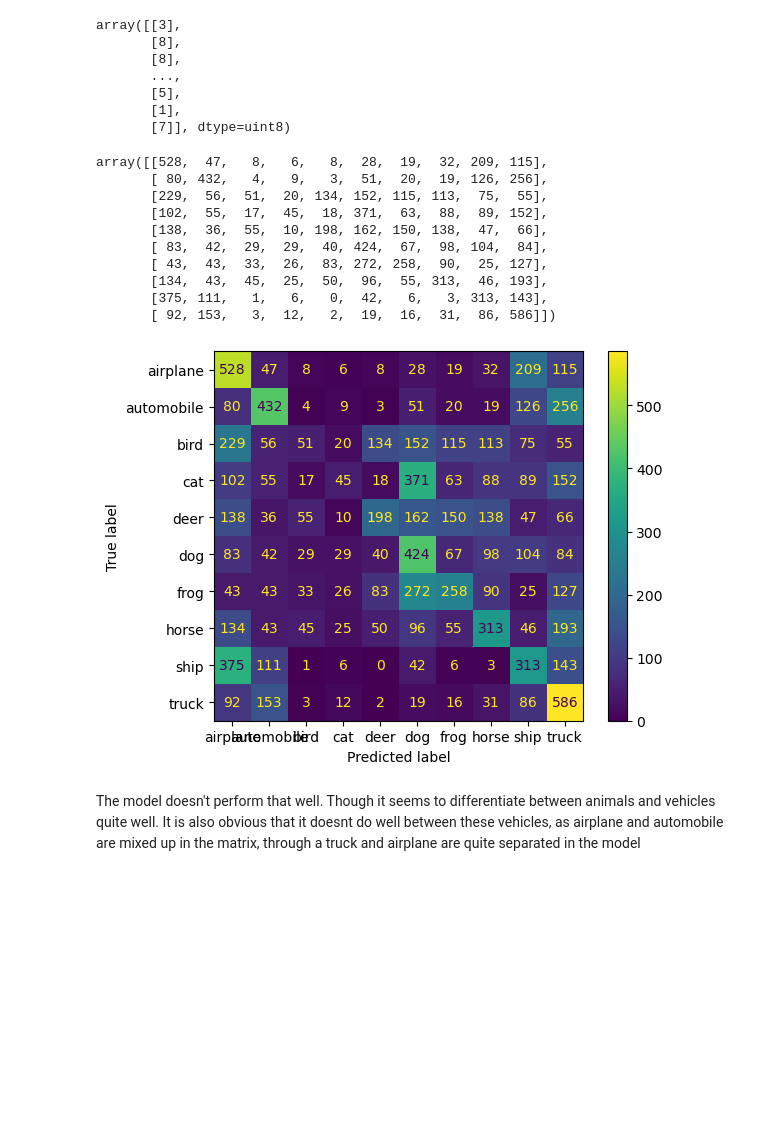
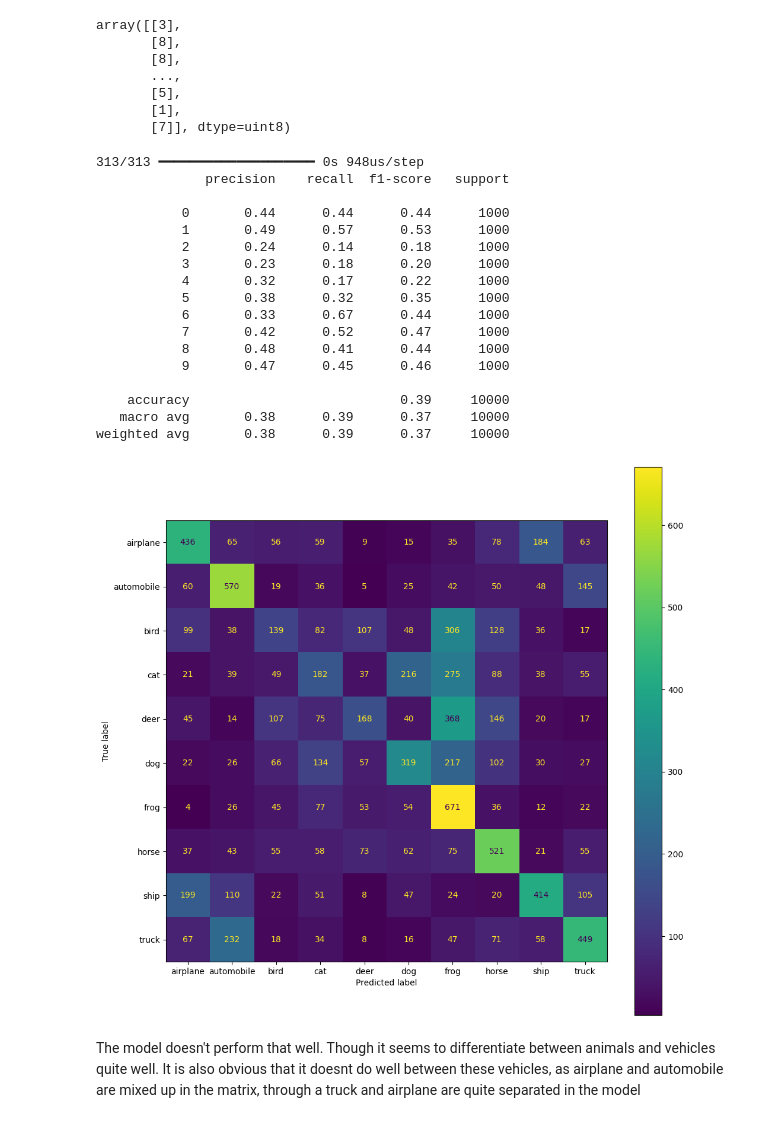
Before and after one commit to alfierushby/multiclass_classifier, a Jupyter notebook: Project.ipynb, the cells around one changed output. Cells and saved outputs as stored; diff of their text form; code cells hidden in the pictures; blank space fills up the shorter version.

Commit message:
Add a few more models

```diff
--- a/Project.ipynb
+++ b/Project.ipynb
@@ -16,3 +28,12 @@ reuters = keras.datasets.reuters
+# %%
+def confusion_matrix_generate(real_y,x,model):
+    pred = np.argmax(model.predict(x),1)
+    c_matrix = confusion_matrix(y_test, pred)
+    labels =['airplane','automobile','bird','cat','deer','dog','frog','horse','ship','truck']
+    display = ConfusionMatrixDisplay(confusion_matrix=c_matrix,display_labels=labels)
+    fig, ax = plt.subplots(figsize=(12,12))
+    display.plot(ax=ax)
+    print(classification_report(real_y, pred))
 # %% [markdown]
 # Normalise Dataset
 # %%
@@ -36,5 +95,7 @@ model.compile(optimizer='adam',
               loss=loss_fn,
               metrics=['accuracy'])
 # %%
-model.fit(x_train_norm,y_train,epochs=5)
+callback = keras.callbacks.EarlyStopping(monitor='val_loss',patience=3)
+
+model.fit(x_train_norm,y_train,epochs=25,validation_data=(x_test_norm, y_test),callbacks=[callback])
 # %% [output]
@@ -74,26 +140,26 @@ array([[3],
        [5],
        [1],
        [7]], dtype=uint8)
-# %%
-c_matrix = confusion_matrix(y_test, pred)
-c_matrix
-# %% [output]
-array([[528,  47,   8,   6,   8,  28,  19,  32, 209, 115],
-       [ 80, 432,   4,   9,   3,  51,  20,  19, 126, 256],
-       [229,  56,  51,  20, 134, 152, 115, 113,  75,  55],
-       [102,  55,  17,  45,  18, 371,  63,  88,  89, 152],
-       [138,  36,  55,  10, 198, 162, 150, 138,  47,  66],
-       [ 83,  42,  29,  29,  40, 424,  67,  98, 104,  84],
-       [ 43,  43,  33,  26,  83, 272, 258,  90,  25, 127],
-       [134,  43,  45,  25,  50,  96,  55, 313,  46, 193],
-       [375, 111,   1,   6,   0,  42,   6,   3, 313, 143],
-       [ 92, 153,   3,  12,   2,  19,  16,  31,  86, 586]])
 # %%
-labels =['airplane','automobile','bird','cat','deer','dog','frog','horse','ship','truck']
-display = ConfusionMatrixDisplay(confusion_matrix=c_matrix,display_labels=labels)
-display.plot()
-plt.show()
+confusion_matrix_generate(y_test,x_test_norm,model)
 # %% [output]
+313/313 ━━━━━━━━━━━━━━━━━━━━ 0s 948us/step
+              precision    recall  f1-score   support
+
+           0       0.44      0.44      0.44      1000
+           1       0.49      0.57      0.53      1000
+           2       0.24      0.14      0.18      1000
+           3       0.23      0.18      0.20      1000
+           4       0.32      0.17      0.22      1000
+           5       0.38      0.32      0.35      1000
+           6       0.33      0.67      0.44      1000
+           7       0.42      0.52      0.47      1000
+           8       0.48      0.41      0.44      1000
+           9       0.47      0.45      0.46      1000
+
+    accuracy                           0.39     10000
+   macro avg       0.38      0.39      0.37     10000
+weighted avg       0.38      0.39      0.37     10000
-[figure, old version]
+[figure, new version]
 # %% [markdown]
 The model doesn't perform that well. Though it seems to differentiate between animals and vehicles quite well. It is also obvious that it doesnt do well between these vehicles, as airplane and automobile are mixed up in the matrix, through a truck and airplane are quite separated in the model
```
Also changed, not shown: parts of 33 cells of this notebook, 1 other file.
